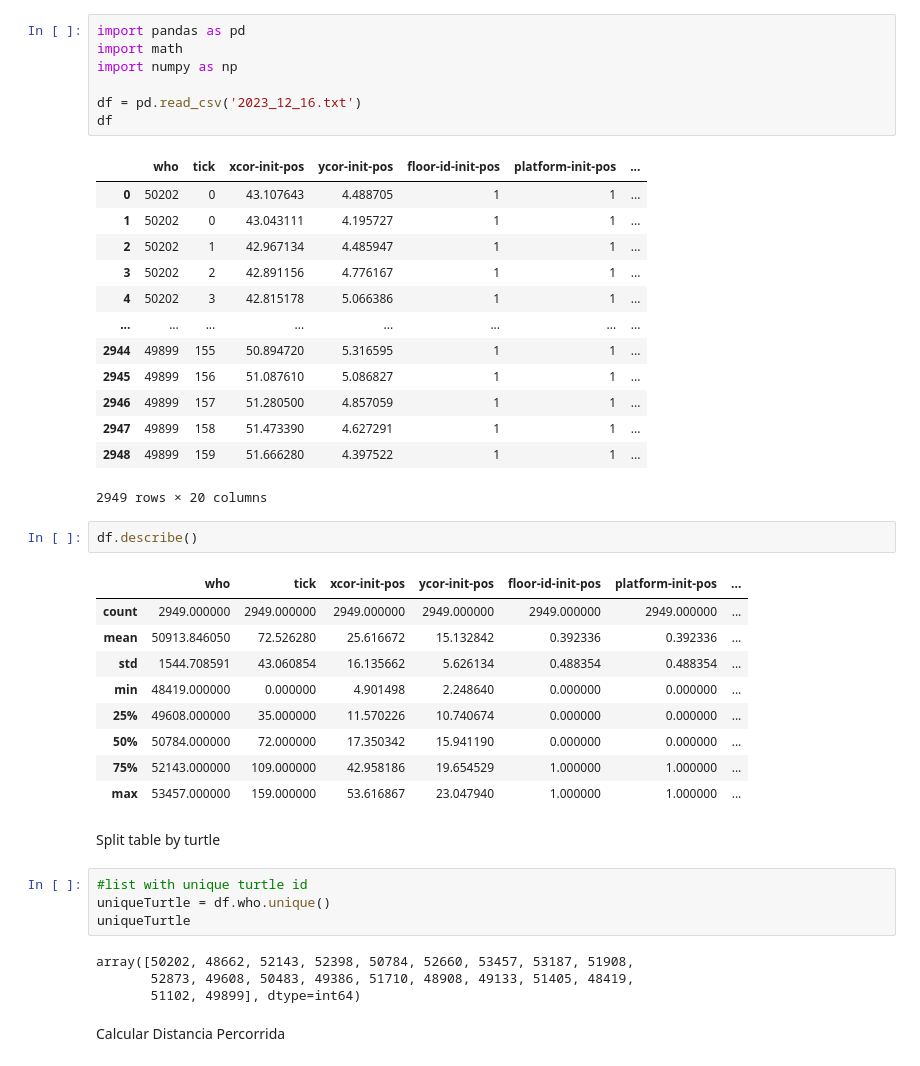
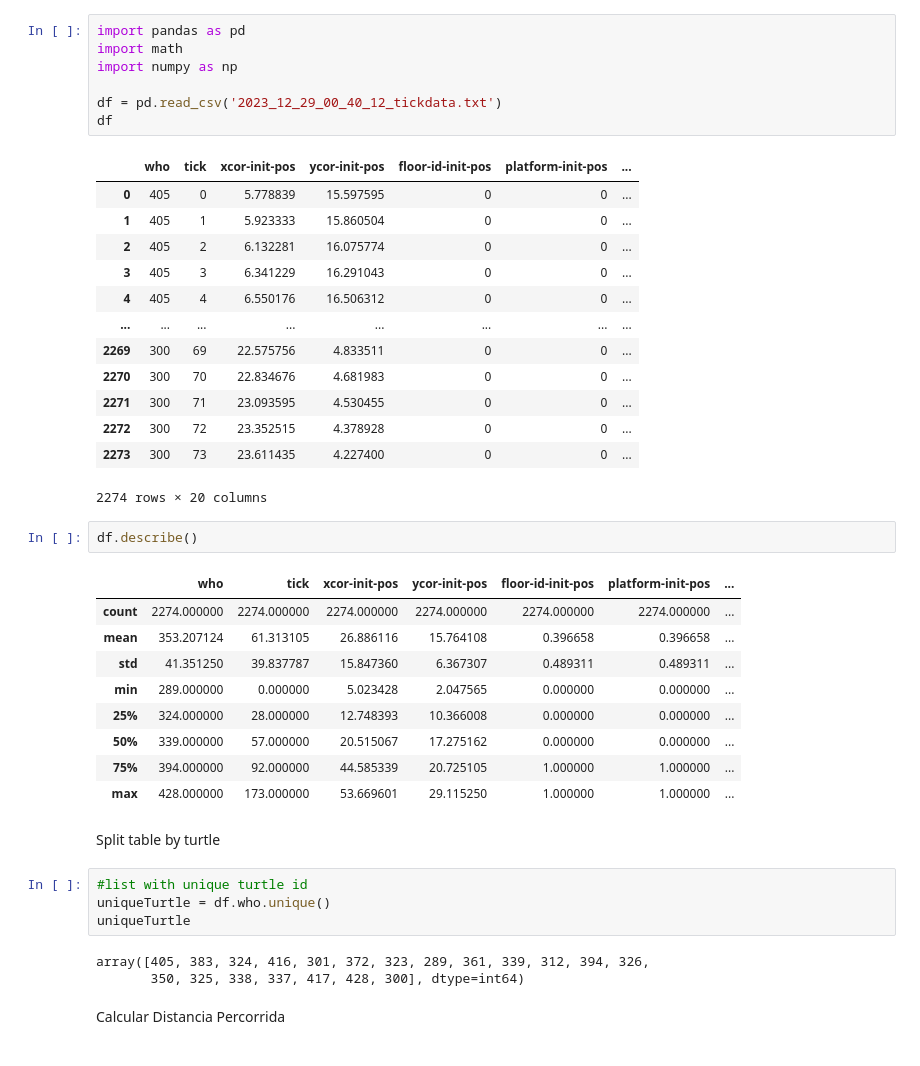
Before and after one commit to Educorreia932/FEUP-MS, a Jupyter notebook: Examples/experiments/analysis.ipynb, the cells around one changed output. Cells and saved outputs as stored; diff of their text form.

```diff
--- a/Examples/experiments/analysis.ipynb
+++ b/Examples/experiments/analysis.ipynb
@@ -1,36 +1,36 @@
 # %%
 import pandas as pd
 import math
 import numpy as np
 
-df = pd.read_csv('2023_12_16.txt')
+df = pd.read_csv('2023_12_29_00_40_12_tickdata.txt')
 df
 # %% [output]
 |  | who | tick | xcor-init-pos | ycor-init-pos | floor-id-init-pos | platform-init-pos | ... |
-| 0 | 50202 | 0 | 43.107643 | 4.488705 | 1 | 1 | ... |
-| 1 | 50202 | 0 | 43.043111 | 4.195727 | 1 | 1 | ... |
-| 2 | 50202 | 1 | 42.967134 | 4.485947 | 1 | 1 | ... |
-| 3 | 50202 | 2 | 42.891156 | 4.776167 | 1 | 1 | ... |
-| 4 | 50202 | 3 | 42.815178 | 5.066386 | 1 | 1 | ... |
+| 0 | 405 | 0 | 5.778839 | 15.597595 | 0 | 0 | ... |
+| 1 | 405 | 1 | 5.923333 | 15.860504 | 0 | 0 | ... |
+| 2 | 405 | 2 | 6.132281 | 16.075774 | 0 | 0 | ... |
+| 3 | 405 | 3 | 6.341229 | 16.291043 | 0 | 0 | ... |
+| 4 | 405 | 4 | 6.550176 | 16.506312 | 0 | 0 | ... |
 | ... | ... | ... | ... | ... | ... | ... | ... |
-| 2944 | 49899 | 155 | 50.894720 | 5.316595 | 1 | 1 | ... |
-| 2945 | 49899 | 156 | 51.087610 | 5.086827 | 1 | 1 | ... |
-| 2946 | 49899 | 157 | 51.280500 | 4.857059 | 1 | 1 | ... |
-| 2947 | 49899 | 158 | 51.473390 | 4.627291 | 1 | 1 | ... |
-| 2948 | 49899 | 159 | 51.666280 | 4.397522 | 1 | 1 | ... |
+| 2269 | 300 | 69 | 22.575756 | 4.833511 | 0 | 0 | ... |
+| 2270 | 300 | 70 | 22.834676 | 4.681983 | 0 | 0 | ... |
+| 2271 | 300 | 71 | 23.093595 | 4.530455 | 0 | 0 | ... |
+| 2272 | 300 | 72 | 23.352515 | 4.378928 | 0 | 0 | ... |
+| 2273 | 300 | 73 | 23.611435 | 4.227400 | 0 | 0 | ... |
-2949 rows × 20 columns
+2274 rows × 20 columns
 # %%
 df.describe()
 # %% [output]
 |  | who | tick | xcor-init-pos | ycor-init-pos | floor-id-init-pos | platform-init-pos | ... |
-| count | 2949.000000 | 2949.000000 | 2949.000000 | 2949.000000 | 2949.000000 | 2949.000000 | ... |
-| mean | 50913.846050 | 72.526280 | 25.616672 | 15.132842 | 0.392336 | 0.392336 | ... |
-| std | 1544.708591 | 43.060854 | 16.135662 | 5.626134 | 0.488354 | 0.488354 | ... |
-| min | 48419.000000 | 0.000000 | 4.901498 | 2.248640 | 0.000000 | 0.000000 | ... |
-| 25% | 49608.000000 | 35.000000 | 11.570226 | 10.740674 | 0.000000 | 0.000000 | ... |
-| 50% | 50784.000000 | 72.000000 | 17.350342 | 15.941190 | 0.000000 | 0.000000 | ... |
-| 75% | 52143.000000 | 109.000000 | 42.958186 | 19.654529 | 1.000000 | 1.000000 | ... |
-| max | 53457.000000 | 159.000000 | 53.616867 | 23.047940 | 1.000000 | 1.000000 | ... |
+| count | 2274.000000 | 2274.000000 | 2274.000000 | 2274.000000 | 2274.000000 | 2274.000000 | ... |
+| mean | 353.207124 | 61.313105 | 26.886116 | 15.764108 | 0.396658 | 0.396658 | ... |
+| std | 41.351250 | 39.837787 | 15.847360 | 6.367307 | 0.489311 | 0.489311 | ... |
+| min | 289.000000 | 0.000000 | 5.023428 | 2.047565 | 0.000000 | 0.000000 | ... |
+| 25% | 324.000000 | 28.000000 | 12.748393 | 10.366008 | 0.000000 | 0.000000 | ... |
+| 50% | 339.000000 | 57.000000 | 20.515067 | 17.275162 | 0.000000 | 0.000000 | ... |
+| 75% | 394.000000 | 92.000000 | 44.585339 | 20.725105 | 1.000000 | 1.000000 | ... |
+| max | 428.000000 | 173.000000 | 53.669601 | 29.115250 | 1.000000 | 1.000000 | ... |
 # %% [markdown]
 Split table by turtle
 # %%
@@ -38,9 +38,8 @@ Split table by turtle
 uniqueTurtle = df.who.unique()
 uniqueTurtle
 # %% [output]
-array([50202, 48662, 52143, 52398, 50784, 52660, 53457, 53187, 51908,
-       52873, 49608, 50483, 49386, 51710, 48908, 49133, 51405, 48419,
-       51102, 49899], dtype=int64)
+array([405, 383, 324, 416, 301, 372, 323, 289, 361, 339, 312, 394, 326,
+       350, 325, 338, 337, 417, 428, 300], dtype=int64)
 # %% [markdown]
 Calcular Distancia Percorrida
 # %%
```
Also changed, not shown: parts of 6 cells of this notebook, 2 other files.
